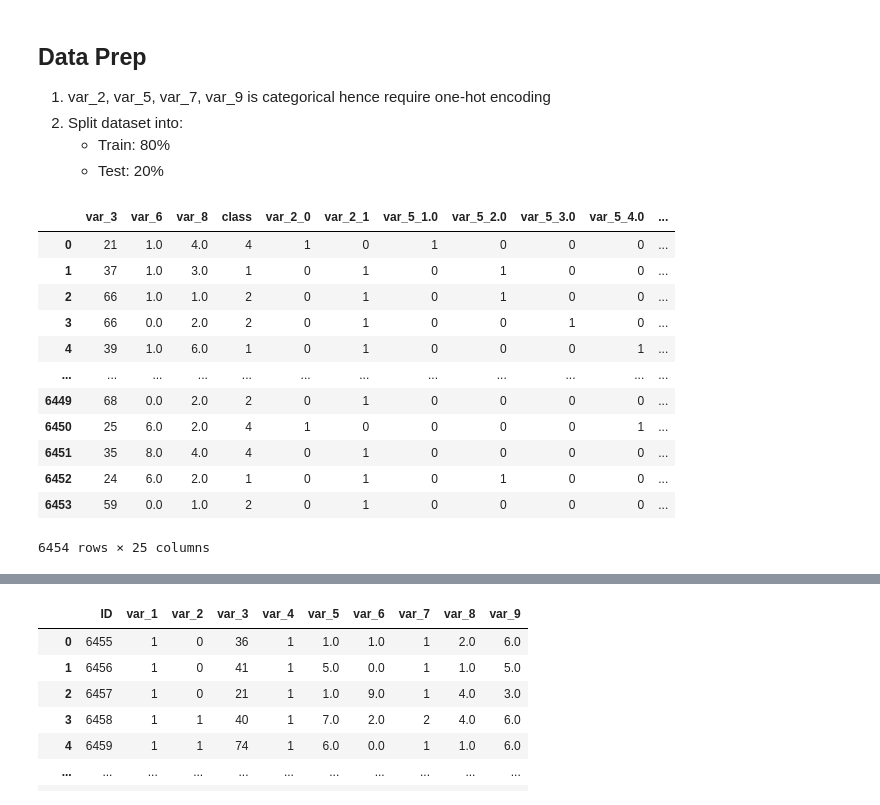
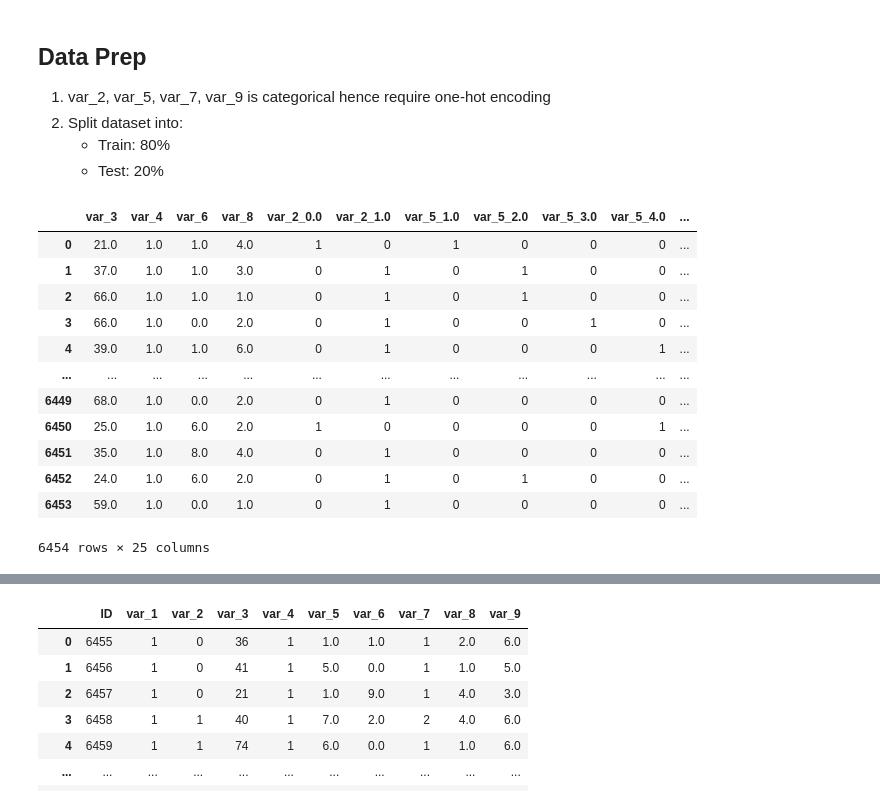
Before and after one commit to yuenherny/market-segmentation-mini-hackathon, a Jupyter notebook: Market Segmentation.ipynb, the cells around one changed output, grey strips where cells are left out. Cells and saved outputs as stored; diff of their text form; code cells hidden in the pictures.

```diff
--- a/Market Segmentation.ipynb
+++ b/Market Segmentation.ipynb
@@ -125,0 +112,5 @@ After dropping rows with missing values, the dataset has 5473 rows which is 84.8
+# %%
+imputer = SimpleImputer(strategy="most_frequent")
+df1 = imputer.fit_transform(df.drop(columns="class"))
+df1 = pd.DataFrame(df1, columns=df.columns.to_list()[:-1])
+df1
@@ -155,4 +171,5 @@ memory usage: 554.8 KB
 # %%
-df1 = df1.drop(columns=["ID", "var_1", "var_4"])
+# df1 = df1.drop(columns=["ID", "var_1", "var_4"])
+df1 = df1.drop(columns=["ID", "var_1"])
 df1
 # %% [output]
@@ -177,21 +194,21 @@ df1
     - Train: 80%
     - Test: 20%
 # %%
-df1 = pd.get_dummies(df1, columns=["var_2", "var_5", "var_7", "var_9"])
-df1
+df2 = pd.get_dummies(df1, columns=["var_2", "var_5", "var_7", "var_9"])
+df2
 # %% [output]
-|  | var_3 | var_6 | var_8 | class | var_2_0 | var_2_1 | var_5_1.0 | var_5_2.0 | var_5_3.0 | var_5_4.0 | ... |
-| 0 | 21 | 1.0 | 4.0 | 4 | 1 | 0 | 1 | 0 | 0 | 0 | ... |
-| 1 | 37 | 1.0 | 3.0 | 1 | 0 | 1 | 0 | 1 | 0 | 0 | ... |
-| 2 | 66 | 1.0 | 1.0 | 2 | 0 | 1 | 0 | 1 | 0 | 0 | ... |
-| 3 | 66 | 0.0 | 2.0 | 2 | 0 | 1 | 0 | 0 | 1 | 0 | ... |
-| 4 | 39 | 1.0 | 6.0 | 1 | 0 | 1 | 0 | 0 | 0 | 1 | ... |
+|  | var_3 | var_4 | var_6 | var_8 | var_2_0.0 | var_2_1.0 | var_5_1.0 | var_5_2.0 | var_5_3.0 | var_5_4.0 | ... |
+| 0 | 21.0 | 1.0 | 1.0 | 4.0 | 1 | 0 | 1 | 0 | 0 | 0 | ... |
+| 1 | 37.0 | 1.0 | 1.0 | 3.0 | 0 | 1 | 0 | 1 | 0 | 0 | ... |
+| 2 | 66.0 | 1.0 | 1.0 | 1.0 | 0 | 1 | 0 | 1 | 0 | 0 | ... |
+| 3 | 66.0 | 1.0 | 0.0 | 2.0 | 0 | 1 | 0 | 0 | 1 | 0 | ... |
+| 4 | 39.0 | 1.0 | 1.0 | 6.0 | 0 | 1 | 0 | 0 | 0 | 1 | ... |
 | ... | ... | ... | ... | ... | ... | ... | ... | ... | ... | ... | ... |
-| 6449 | 68 | 0.0 | 2.0 | 2 | 0 | 1 | 0 | 0 | 0 | 0 | ... |
-| 6450 | 25 | 6.0 | 2.0 | 4 | 1 | 0 | 0 | 0 | 0 | 1 | ... |
-| 6451 | 35 | 8.0 | 4.0 | 4 | 0 | 1 | 0 | 0 | 0 | 0 | ... |
-| 6452 | 24 | 6.0 | 2.0 | 1 | 0 | 1 | 0 | 1 | 0 | 0 | ... |
-| 6453 | 59 | 0.0 | 1.0 | 2 | 0 | 1 | 0 | 0 | 0 | 0 | ... |
+| 6449 | 68.0 | 1.0 | 0.0 | 2.0 | 0 | 1 | 0 | 0 | 0 | 0 | ... |
+| 6450 | 25.0 | 1.0 | 6.0 | 2.0 | 1 | 0 | 0 | 0 | 0 | 1 | ... |
+| 6451 | 35.0 | 1.0 | 8.0 | 4.0 | 0 | 1 | 0 | 0 | 0 | 0 | ... |
+| 6452 | 24.0 | 1.0 | 6.0 | 2.0 | 0 | 1 | 0 | 1 | 0 | 0 | ... |
+| 6453 | 59.0 | 1.0 | 0.0 | 1.0 | 0 | 1 | 0 | 0 | 0 | 0 | ... |
 6454 rows × 25 columns
 # %%
 from sklearn.model_selection import train_test_split
```
Also changed, not shown: parts of 32 cells of this notebook, 3 other files.
